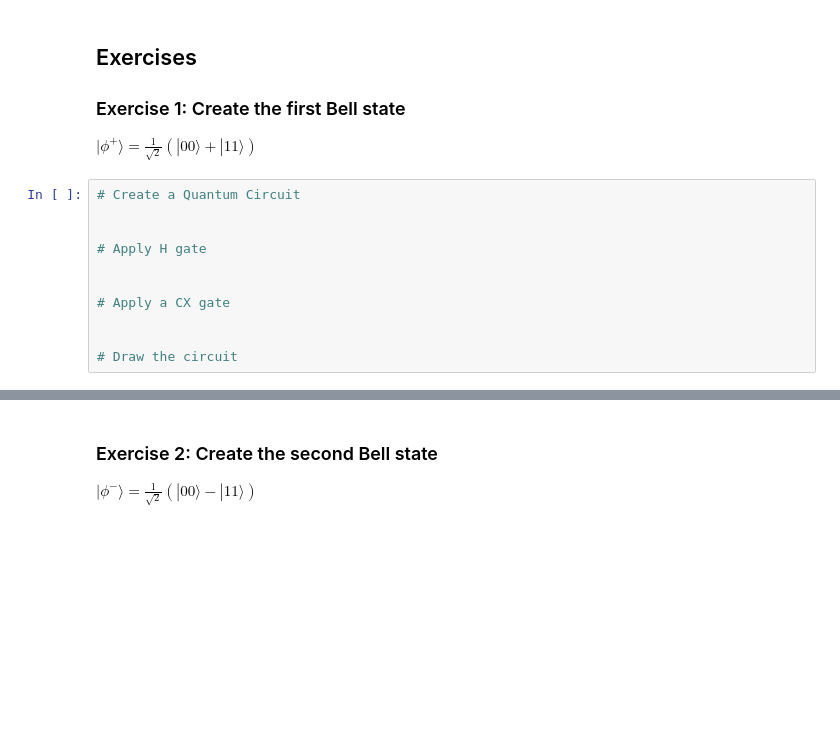
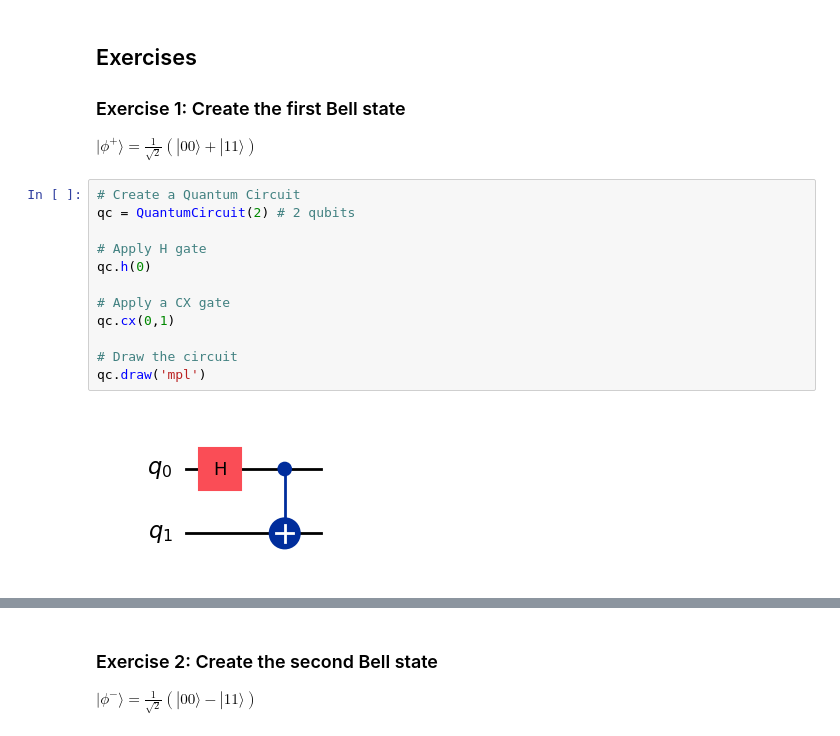
Before and after one commit to dosqas/r2p-quantum-qiskit-exploration, a Jupyter notebook: Quantum_Circuits_and_Gates/01_Hands_on_with_Qiskit_Quantum_Circuits_and_Gates.ipynb, the cells around one changed output, grey strips where cells are left out. Cells and saved outputs as stored; diff of their text form; blank space fills up the shorter version.

```diff
--- a/Quantum_Circuits_and_Gates/01_Hands_on_with_Qiskit_Quantum_Circuits_and_Gates.ipynb
+++ b/Quantum_Circuits_and_Gates/01_Hands_on_with_Qiskit_Quantum_Circuits_and_Gates.ipynb
@@ -161,14 +183,17 @@ qc.draw(output='mpl')
 $ |\phi^+ \rangle = \frac{1}{\sqrt 2}(|00 \rangle + |11 \rangle) $
 # %%
 # Create a Quantum Circuit
-
+qc = QuantumCircuit(2) # 2 qubits
 
 # Apply H gate
-
+qc.h(0)
 
 # Apply a CX gate
-
+qc.cx(0,1)
 
 # Draw the circuit
+qc.draw('mpl')
+# %% [output]
+[figure, added]
 # %%
 # Get the statevector of the circuit
```
Also changed, not shown: parts of 25 cells of this notebook, 1 other file.
